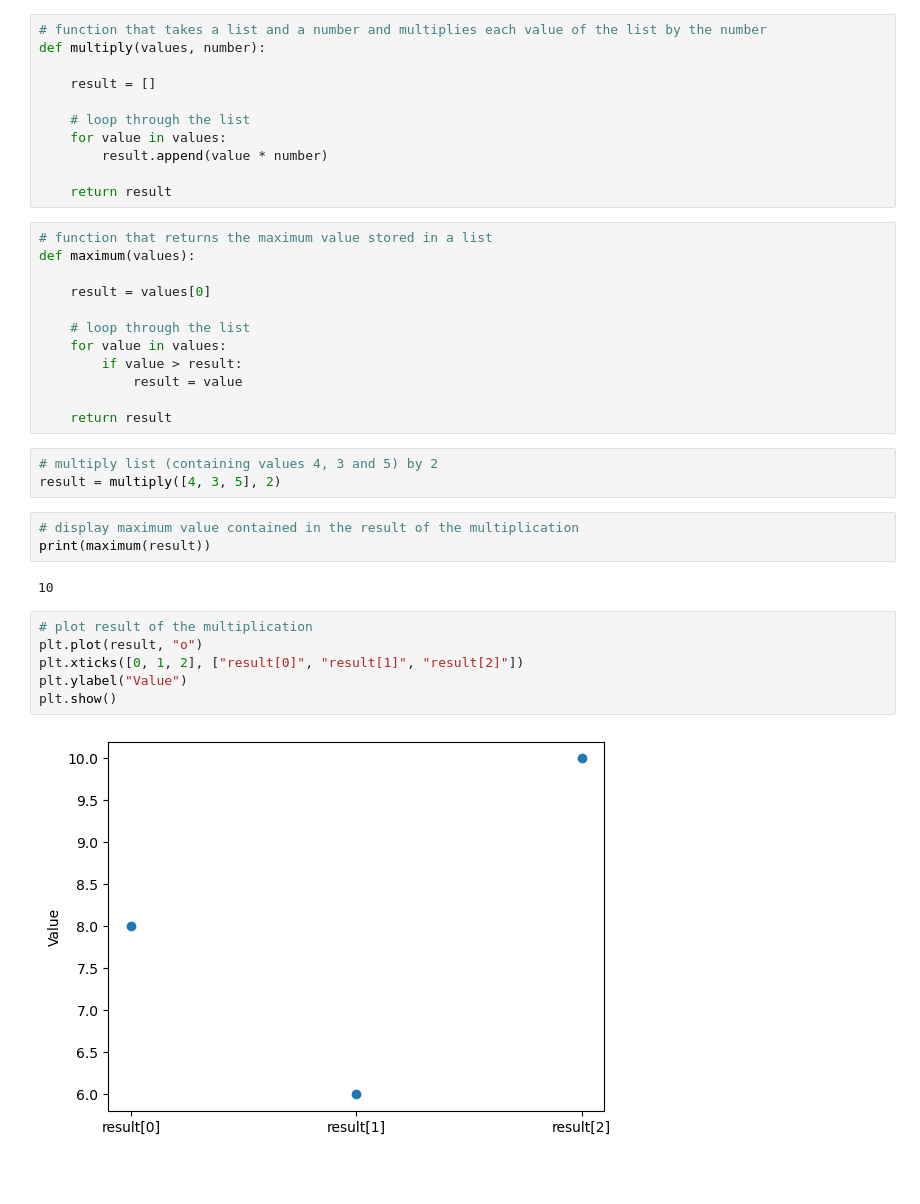
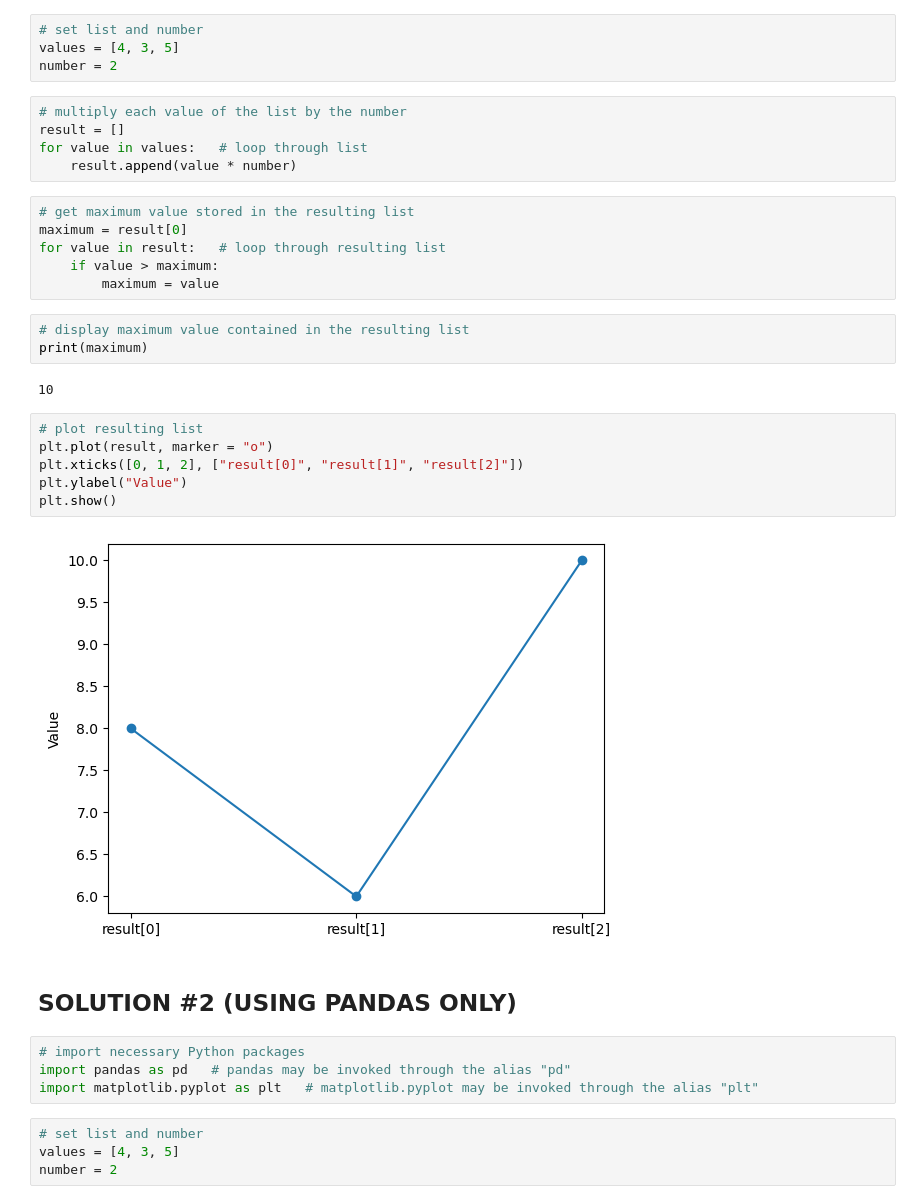
Before and after one commit to ricnogfer/courses, a Jupyter notebook: REN/REN_exercise.ipynb, the cells around one changed output. Cells and saved outputs as stored; diff of their text form; blank space fills up the shorter version.

```diff
--- a/REN/REN_exercise.ipynb
+++ b/REN/REN_exercise.ipynb
@@ -4,40 +5,39 @@ import pandas as pd   # pandas may be invoked through the alias "pd"
 import matplotlib.pyplot as plt   # matplotlib.pyplot may be invoked through the alias "plt"
+# %%
+# set list and number
+values = [4, 3, 5]
+number = 2
 # %%
-# function that takes a list and a number and multiplies each value of the list by the number
-def multiply(values, number):
-
-    result = []
-
-    # loop through the list
-    for value in values:
-        result.append(value * number)
-
-    return result
+# multiply each value of the list by the number
+result = []
+for value in values:   # loop through list
+    result.append(value * number)
 # %%
-# function that returns the maximum value stored in a list
-def maximum(values):
-
-    result = values[0]
-
-    # loop through the list
-    for value in values:
-        if value > result:
-            result = value
-
-    return result
+# get maximum value stored in the resulting list
+maximum = result[0]
+for value in result:   # loop through resulting list
+    if value > maximum:
+        maximum = value
-# %%
-# multiply list (containing values 4, 3 and 5) by 2
-result = multiply([4, 3, 5], 2)
 # %%
-# display maximum value contained in the result of the multiplication
-print(maximum(result))
+# display maximum value contained in the resulting list
+print(maximum)
 # %% [output]
 10
 # %%
-# plot result of the multiplication
-plt.plot(result, "o")
+# plot resulting list
+plt.plot(result, marker = "o")
 plt.xticks([0, 1, 2], ["result[0]", "result[1]", "result[2]"])
 plt.ylabel("Value")
 plt.show()
 # %% [output]
-[figure, old version]
+[figure, new version]
+# %% [markdown]
+## SOLUTION #2 (USING PANDAS ONLY)
+# %%
+# import necessary Python packages
+import pandas as pd   # pandas may be invoked through the alias "pd"
+import matplotlib.pyplot as plt   # matplotlib.pyplot may be invoked through the alias "plt"
+# %%
+# set list and number
+values = [4, 3, 5]
+number = 2
```
Also changed, not shown: parts of 5 cells of this notebook.
